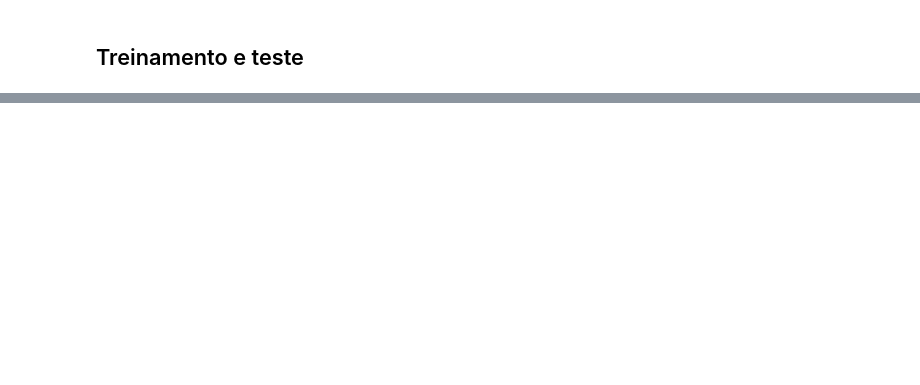
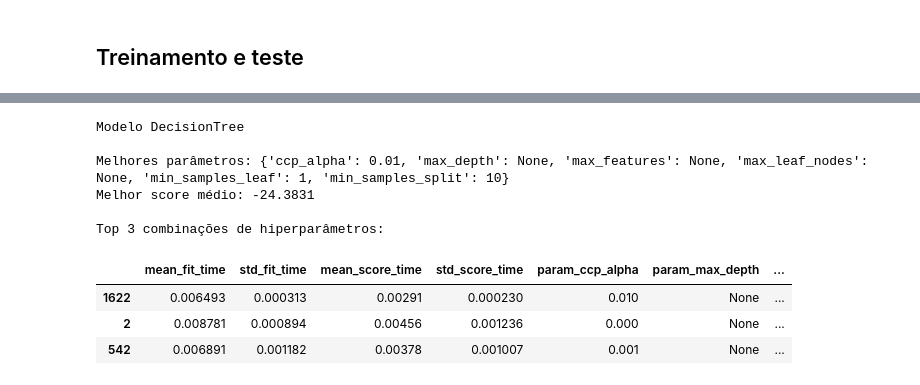
Before and after one commit to Washjr/InteligenciaArtificial, a Jupyter notebook: modelo-regressao/Regressão_Washington_Junior_e_Eduardo_Ikeda.ipynb, the cells around one changed output, grey strips where cells are left out. Saved outputs shown, nothing was run; the diff lists cells and outputs as text; code cells hidden in the pictures; blank space fills up the shorter version.

```diff
--- a/modelo-regressao/Regressão_Washington_Junior_e_Eduardo_Ikeda.ipynb
+++ b/modelo-regressao/Regressão_Washington_Junior_e_Eduardo_Ikeda.ipynb
@@ -367,0 +371,20 @@ plot_predicted_vs_actual(y_test, y_pred_rf, "Random Forest")
+# %%
+estimator_dt = DecisionTreeRegressor(random_state=42)
+
+param_grid_dt = {
+    'max_depth': [None, 1, 2, 3, 4],
+    'min_samples_split': [2, 5, 10],
+    'min_samples_leaf': [1, 2, 4],
+    'max_features': [None, 'sqrt', 'log2'],
+    'ccp_alpha': [0.0, 0.001, 0.005, 0.01],
+    'max_leaf_nodes': [None, 10, 20, 30]
+}
+
+result_dt = train_and_evaluate(
+    estimator=estimator_dt,
+    param_grid=param_grid_dt,
+    X_train=X_train,
+    y_train=y_train,
+    X_test=X_test,
+    y_test=y_test
+)
@@ -367,0 +445,13 @@ plot_predicted_vs_actual(y_test, y_pred_rf, "Random Forest")
+# %%
+print_search_results(result_dt, "DecisionTree")
+# %% [output]
+Modelo DecisionTree
+
+Melhores parâmetros: {'ccp_alpha': 0.01, 'max_depth': None, 'max_features': None, 'max_leaf_nodes': None, 'min_samples_leaf': 1, 'min_samples_split': 10}
+Melhor score médio: -24.3831
+
+Top 3 combinações de hiperparâmetros:
+|  | mean_fit_time | std_fit_time | mean_score_time | std_score_time | param_ccp_alpha | param_max_depth | ... |
+| 1622 | 0.006493 | 0.000313 | 0.00291 | 0.000230 | 0.010 | None | ... |
+| 2 | 0.008781 | 0.000894 | 0.00456 | 0.001236 | 0.000 | None | ... |
+| 542 | 0.006891 | 0.001182 | 0.00378 | 0.001007 | 0.001 | None | ... |
```
Also changed, not shown: parts of 51 cells of this notebook.
